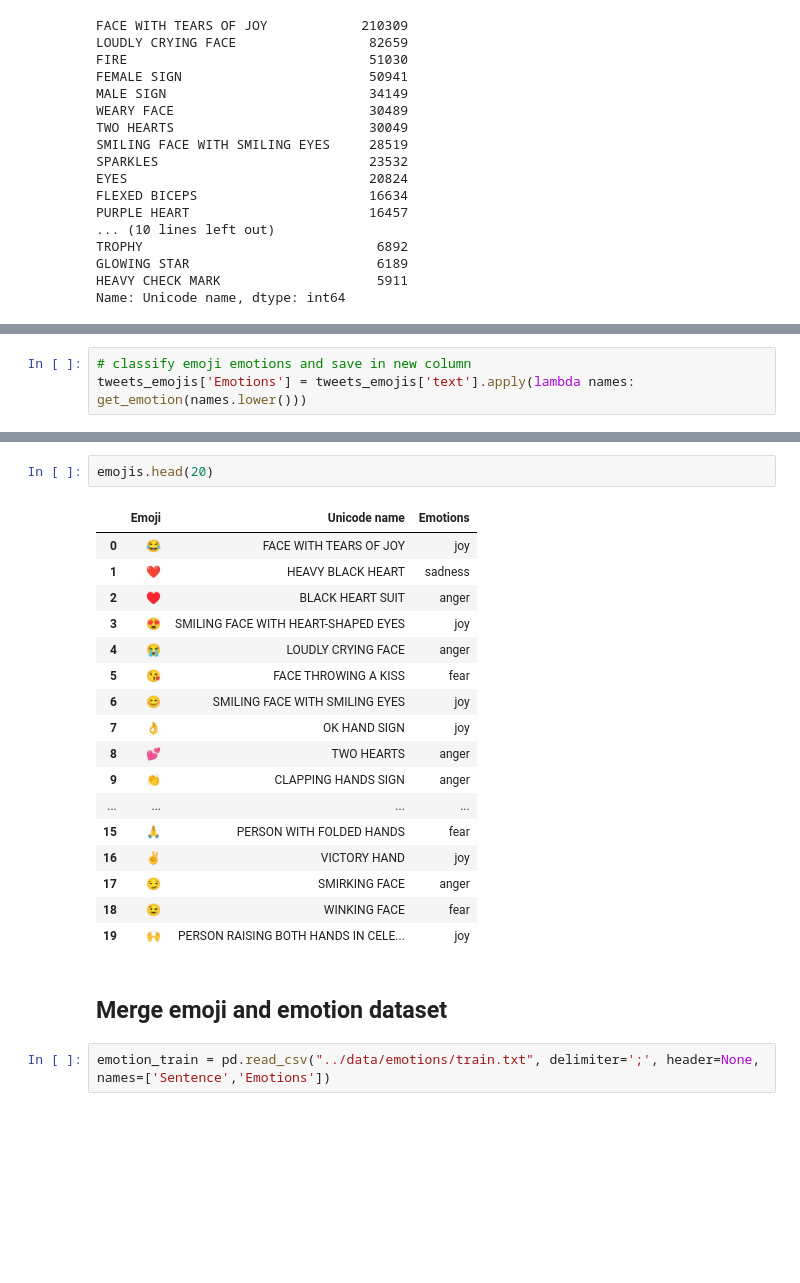
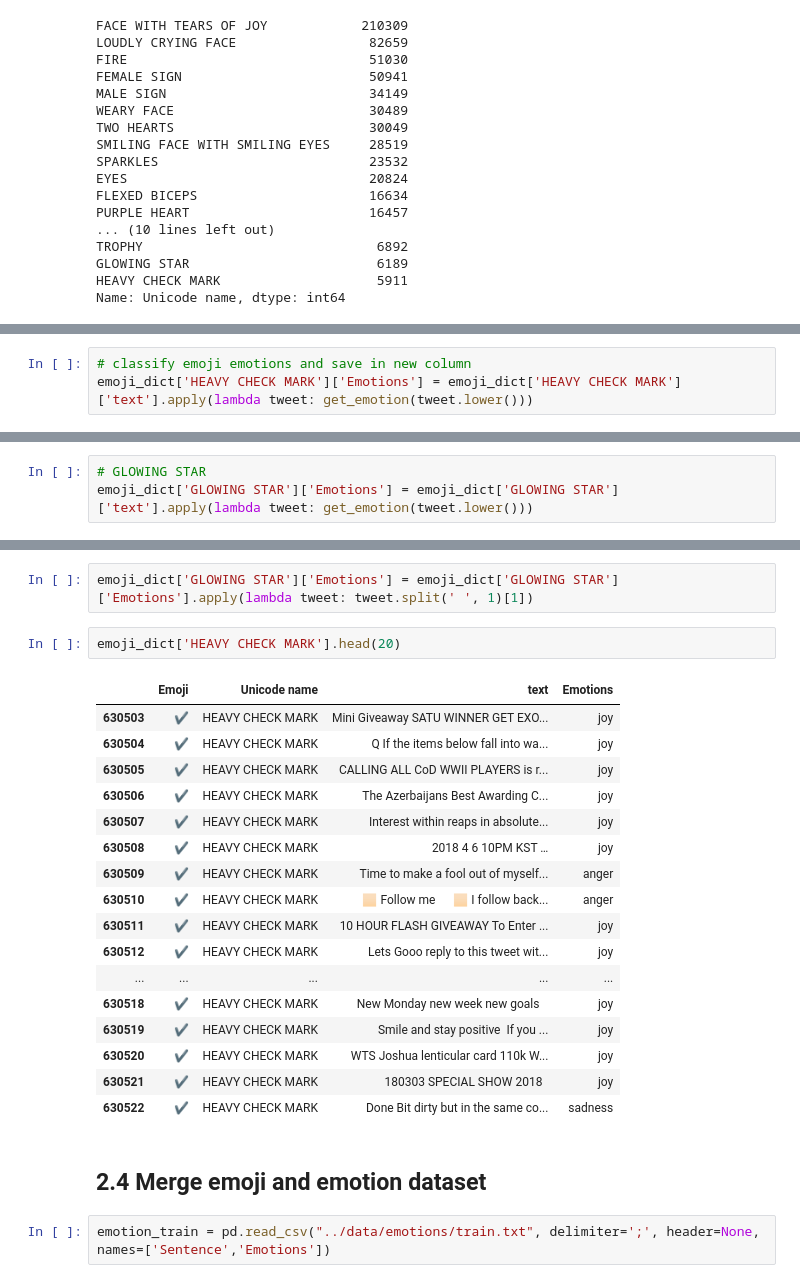
Before and after one commit to Jainlo/context-based-emoji-suggestion, a Jupyter notebook: src/model-build-2.ipynb, the cells around one changed output, grey strips where cells are left out. Drawn from its saved outputs; the diff is of its cells as text; blank space fills up the shorter version.

```diff
--- a/src/model-build-2.ipynb
+++ b/src/model-build-2.ipynb
@@ -144,3 +208,3 @@ Name: Unicode name, dtype: int64
 # %%
 # classify emoji emotions and save in new column
-tweets_emojis['Emotions'] = tweets_emojis['text'].apply(lambda names: get_emotion(names.lower()))
+emoji_dict['HEAVY CHECK MARK']['Emotions'] = emoji_dict['HEAVY CHECK MARK']['text'].apply(lambda tweet: get_emotion(tweet.lower()))
@@ -149,2 +211,5 @@ KeyboardInterrupt:
+# %%
+# GLOWING STAR
+emoji_dict['GLOWING STAR']['Emotions'] = emoji_dict['GLOWING STAR']['text'].apply(lambda tweet: get_emotion(tweet.lower()))
 # %%
 # delete extra word present at the start of the string
@@ -172,25 +217,27 @@ tweets_emojis.head(20)
-# %%
-emojis.head(20)
-# %% [output]
-|  | Emoji | Unicode name | Emotions |
-| 0 | 😂 | FACE WITH TEARS OF JOY | joy |
-| 1 | ❤ | HEAVY BLACK HEART | sadness |
-| 2 | ♥ | BLACK HEART SUIT | anger |
-| 3 | 😍 | SMILING FACE WITH HEART-SHAPED EYES | joy |
-| 4 | 😭 | LOUDLY CRYING FACE | anger |
-| 5 | 😘 | FACE THROWING A KISS | fear |
-| 6 | 😊 | SMILING FACE WITH SMILING EYES | joy |
-| 7 | 👌 | OK HAND SIGN | joy |
-| 8 | 💕 | TWO HEARTS | anger |
-| 9 | 👏 | CLAPPING HANDS SIGN | anger |
-| ... | ... | ... | ... |
-| 15 | 🙏 | PERSON WITH FOLDED HANDS | fear |
-| 16 | ✌ | VICTORY HAND | joy |
-| 17 | 😏 | SMIRKING FACE | anger |
-| 18 | 😉 | WINKING FACE | fear |
-| 19 | 🙌 | PERSON RAISING BOTH HANDS IN CELE... | joy |
+# %%
+emoji_dict['GLOWING STAR']['Emotions'] = emoji_dict['GLOWING STAR']['Emotions'].apply(lambda tweet: tweet.split(' ', 1)[1])
+# %%
+emoji_dict['HEAVY CHECK MARK'].head(20)
+# %% [output]
+|  | Emoji | Unicode name | text | Emotions |
+| 630503 | ✔ | HEAVY CHECK MARK | Mini Giveaway SATU WINNER GET EXO... | joy |
+| 630504 | ✔ | HEAVY CHECK MARK | Q If the items below fall into wa... | joy |
+| 630505 | ✔ | HEAVY CHECK MARK | CALLING ALL CoD WWII PLAYERS is r... | joy |
+| 630506 | ✔ | HEAVY CHECK MARK | ️ The Azerbaijans Best Awarding C... | joy |
+| 630507 | ✔ | HEAVY CHECK MARK | Interest within reaps in absolute... | joy |
+| 630508 | ✔ | HEAVY CHECK MARK | 2018 4 6 10PM KST … | joy |
+| 630509 | ✔ | HEAVY CHECK MARK | Time to make a fool out of myself... | anger |
+| 630510 | ✔ | HEAVY CHECK MARK | ️ ️ 🏻 Follow me ️ 🏻 I follow back... | anger |
+| 630511 | ✔ | HEAVY CHECK MARK | 10 HOUR FLASH GIVEAWAY To Enter ️... | joy |
+| 630512 | ✔ | HEAVY CHECK MARK | Lets Gooo reply to this tweet wit... | joy |
+| ... | ... | ... | ... | ... |
+| 630518 | ✔ | HEAVY CHECK MARK | New Monday new week new goals ️ ️ ️ | joy |
+| 630519 | ✔ | HEAVY CHECK MARK | Smile and stay positive ️ If you ... | joy |
+| 630520 | ✔ | HEAVY CHECK MARK | WTS Joshua lenticular card 110k W... | joy |
+| 630521 | ✔ | HEAVY CHECK MARK | 180303 SPECIAL SHOW 2018 ️ ️ | joy |
+| 630522 | ✔ | HEAVY CHECK MARK | Done Bit dirty but in the same co... | sadness |
 # %% [markdown]
-## Merge emoji and emotion dataset
+## 2.4 Merge emoji and emotion dataset
 # %%
 emotion_train = pd.read_csv("../data/emotions/train.txt", delimiter=';', header=None, names=['Sentence','Emotions'])
 # %%
```
Also changed, not shown: parts of 51 cells of this notebook, 4 other files.
